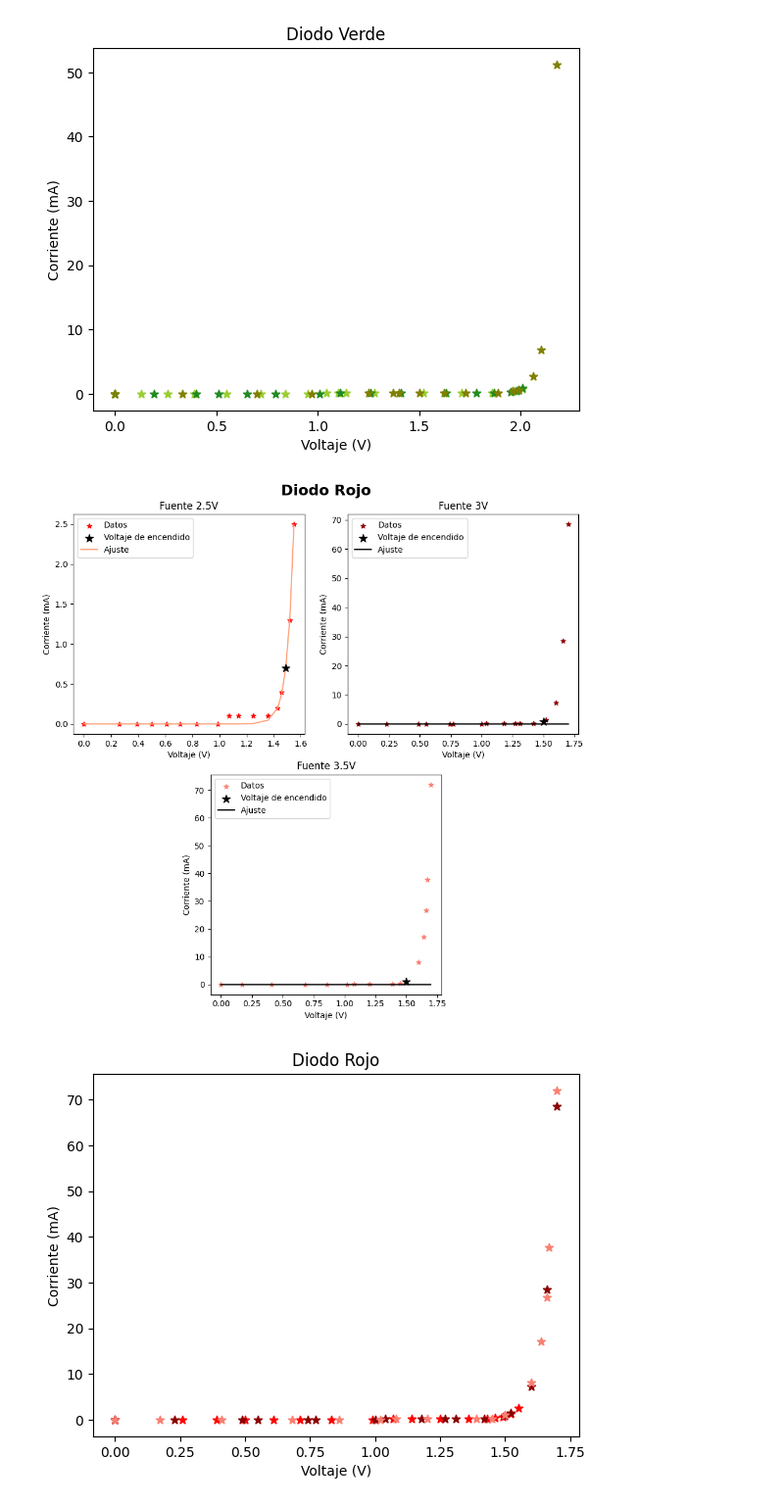
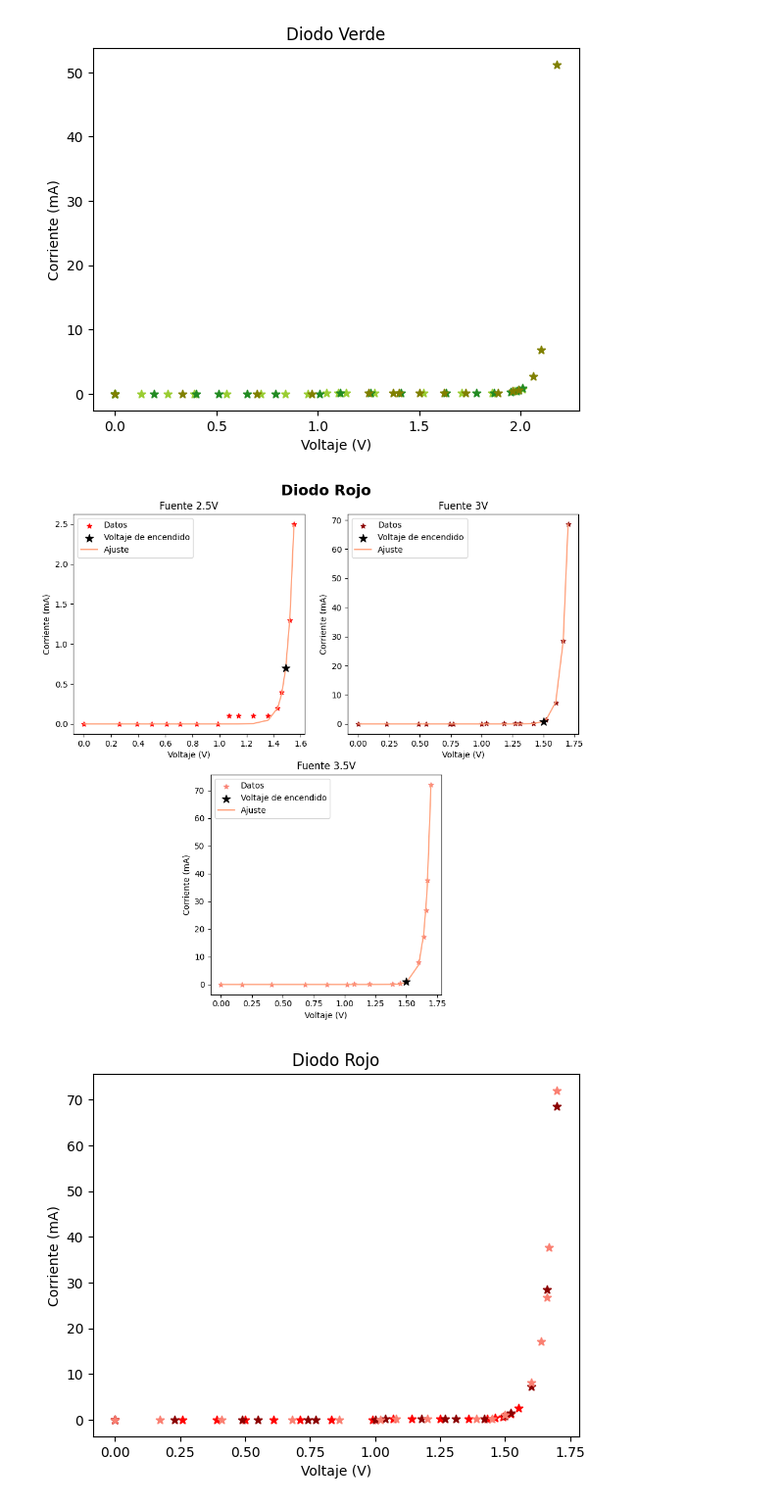
Before and after one commit to Emyfoton/Codigos_pregrado, a Jupyter notebook: Emydiodos.ipynb, the cells around one changed output. Shown at 98% size. Cells and saved outputs as stored; diff of their text form; code cells hidden in the pictures.

```diff
--- a/Emydiodos.ipynb
+++ b/Emydiodos.ipynb
@@ -285,7 +285,7 @@ ax1 = inset_axes(ax, width="45%", height="45%", loc='upper left')
 ax1.scatter(Vr_25, Ir_25, color="red", marker="*", label="Datos")
 ax1.scatter(Vr_25[-3], Ir_25[-3], color="black", marker='*', s=100, label="Voltaje de encendido", zorder=5)
 
-p0= [1e-9, 1.5]
+p0= [1e-7, 1.5]
 params9, covariance9= curve_fit(ajuste, Vr_25, Ir_25, p0=p0)
 ax1.plot(Vr_25, ajuste(Vr_25, *params9), color="lightsalmon", label="Ajuste")
 
@@ -294,36 +294,36 @@ ax1.set_xlabel("Voltaje (V)")
 ax1.set_ylabel("Corriente (mA)")
 ax1.legend()
 
 # Subgráfico 2 Esquina superior derecha
 ax2 = inset_axes(ax, width="45%", height="45%", loc='upper right')
 ax2.scatter(Vr_3, Ir_3, color="darkred", marker="*", label="Datos")
 ax2.scatter(Vr_3[-5], Ir_3[-5], color="black", marker='*', s=100, label="Voltaje de encendido", zorder=5)
 
-p0= [1e-9, 1.5]
+p0= [1e-8, 1.5]
 params10, covariance10= curve_fit(ajuste, Vr_3, Ir_3, p0=p0)
-ax2.plot(Vr_3, ajuste(Vr_3, *params10), color="black", label="Ajuste")
+ax2.plot(Vr_3, ajuste(Vr_3, *params10), color="lightsalmon", label="Ajuste")
 
 ax2.set_title("Fuente 3V")
 ax2.set_xlabel("Voltaje (V)")
 ax2.set_ylabel("Corriente (mA)")
 ax2.legend()
 
 # Subgráfico 3: Parte inferior
 ax3 = inset_axes(ax, width="45%", height="45%", loc='lower center')
 ax3.scatter(Vr_35, Ir_35, color="salmon", marker="*", label="Datos")
 ax3.scatter(Vr_35[-6], Ir_35[-6], color="black", marker='*', s=100, label="Voltaje de encendido", zorder=5)
 
-p0= [1e-9, 1.5]
+p0= [1e-7, 1.5]
 params11, covariance11= curve_fit(ajuste, Vr_35, Ir_35, p0=p0)
-ax3.plot(Vr_35, ajuste(Vr_35, *params11), color="black", label="Ajuste")
+ax3.plot(Vr_35, ajuste(Vr_35, *params11), color="lightsalmon", label="Ajuste")
 
 ax3.set_title("Fuente 3.5V")
 ax3.set_xlabel("Voltaje (V)")
 ax3.set_ylabel("Corriente (mA)")
 ax3.legend()
 
 plt.tight_layout()
 plt.show()
 # %% [output]
-[figure, old version]
+[figure, new version]
 # %%
```
Also changed, not shown: parts of 11 cells of this notebook.
